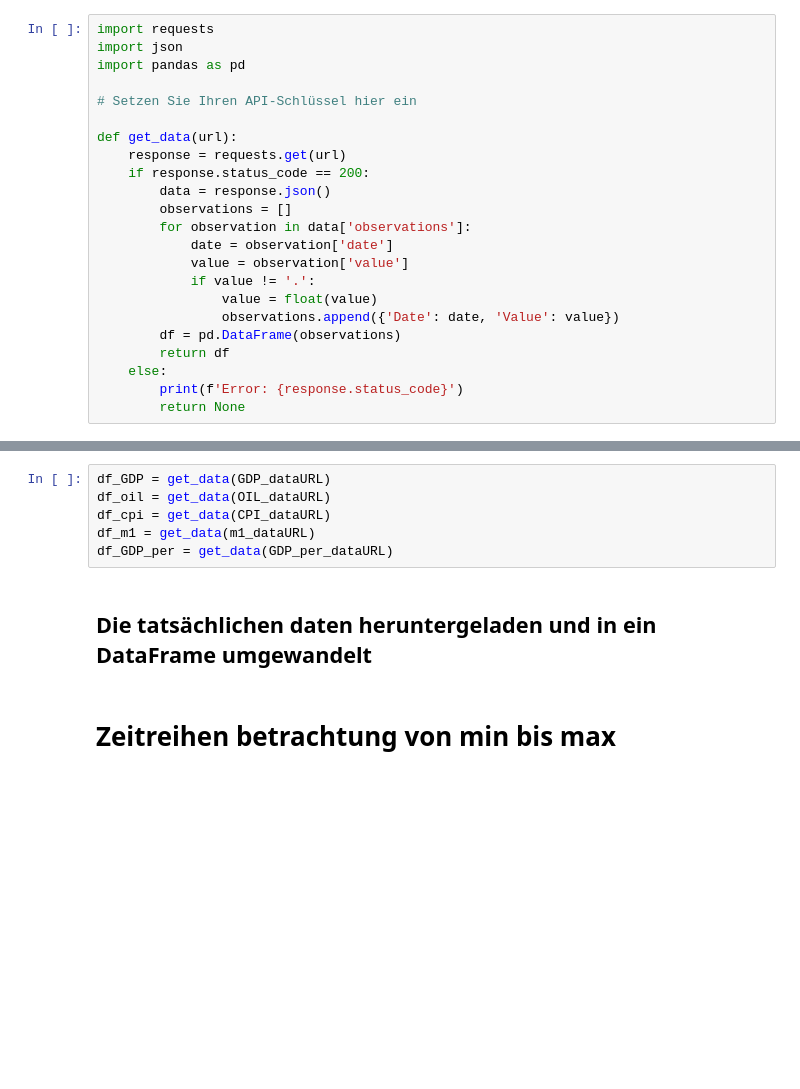
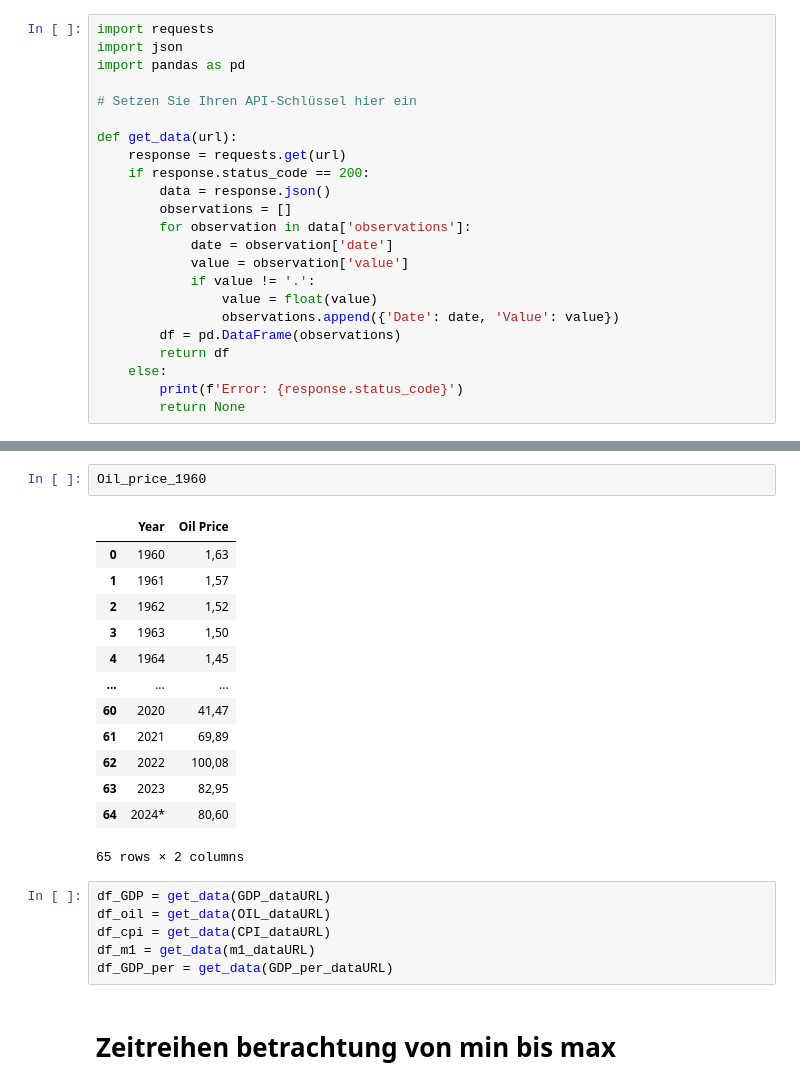
Before and after one commit to RiccardoDAndrea/Training, a Jupyter notebook: Scripts/models/Linear Regression/Linear_regression.ipynb, the cells around one changed output, grey strips where cells are left out. Drawn from its saved outputs; the diff is of its cells as text; blank space fills up the shorter version.

```diff
--- a/Scripts/models/Linear Regression/Linear_regression.ipynb
+++ b/Scripts/models/Linear Regression/Linear_regression.ipynb
@@ -58,11 +83,25 @@ def get_data(url):
+# %%
+Oil_price_1960
+# %% [output]
+|  | Year | Oil Price |
+| 0 | 1960 | 1,63 |
+| 1 | 1961 | 1,57 |
+| 2 | 1962 | 1,52 |
+| 3 | 1963 | 1,50 |
+| 4 | 1964 | 1,45 |
+| ... | ... | ... |
+| 60 | 2020 | 41,47 |
+| 61 | 2021 | 69,89 |
+| 62 | 2022 | 100,08 |
+| 63 | 2023 | 82,95 |
+| 64 | 2024* | 80,60 |
+65 rows × 2 columns
 # %%
 df_GDP = get_data(GDP_dataURL)
 df_oil = get_data(OIL_dataURL)
 df_cpi = get_data(CPI_dataURL)
 df_m1 = get_data(m1_dataURL)
 df_GDP_per = get_data(GDP_per_dataURL)
-# %% [markdown]
-## Die tatsächlichen daten heruntergeladen und in ein DataFrame umgewandelt
 # %% [markdown]
 # Zeitreihen betrachtung von min bis max
 # %%
```
Also changed, not shown: parts of 3 cells of this notebook, 1 other file.
